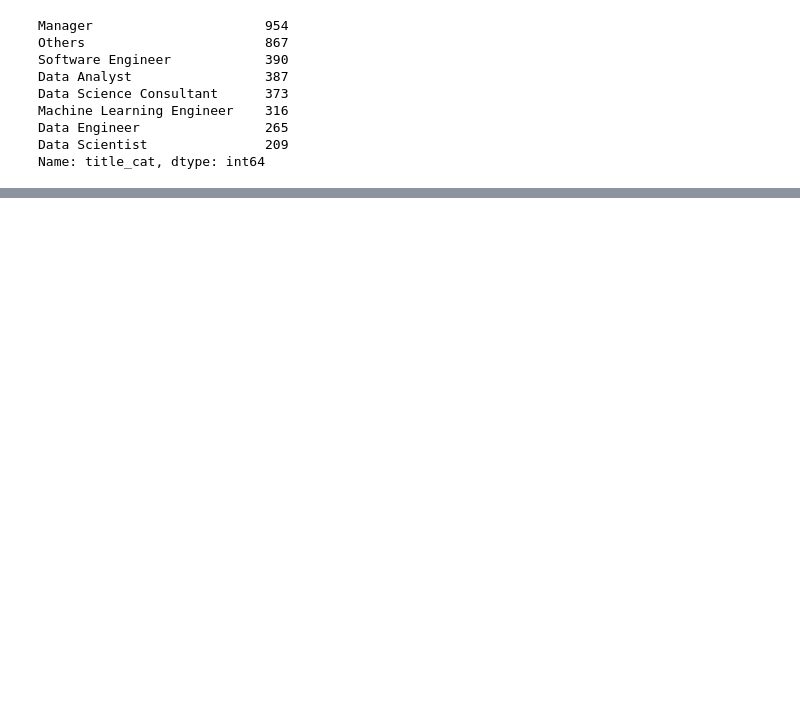
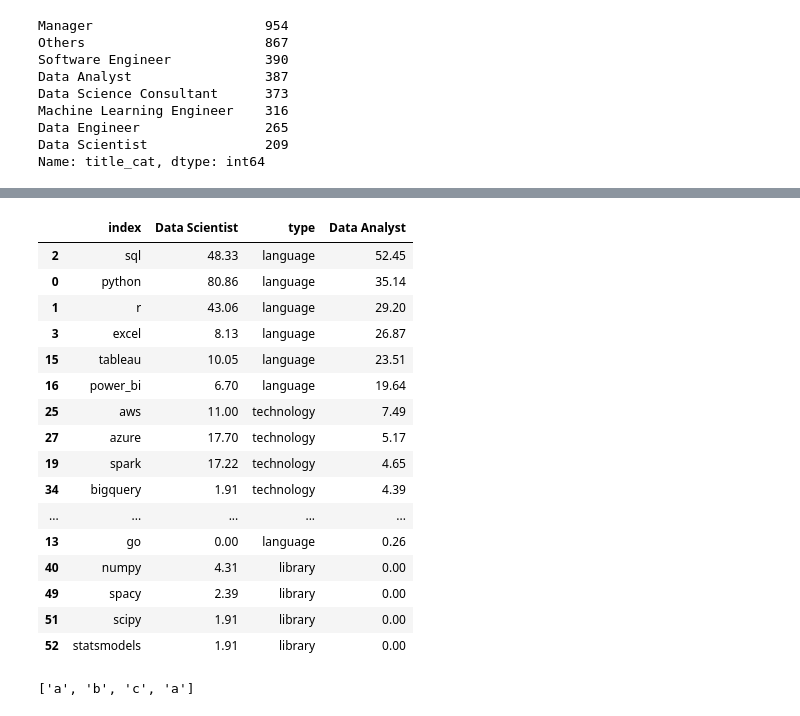
Before and after one commit to Joachim93/Data-Science-Job-Analysis, a Jupyter notebook: Data_Cleaning.ipynb, the cells around one changed output, grey strips where cells are left out. Saved outputs shown, nothing was run; the diff lists cells and outputs as text; code cells hidden in the pictures; blank space fills up the shorter version.

```diff
--- a/Data_Cleaning.ipynb
+++ b/Data_Cleaning.ipynb
@@ -980,0 +1068,53 @@ fig
+# %%
+first_choice = "Data Scientist"
+second_choice = "Data Analyst"
+df_first = df2.loc[df2["title_cat"] == first_choice]
+df_second = df2.loc[df2["title_cat"] == second_choice]
+
+
+percentages_first = pd.Series(df_first.drop(["title_cat", "content", "link"], axis=1).sum() * 100 / len(df_first), name=first_choice).to_frame()
+percentages_first["type"] = 19*["language"] + 20*["technology"] + 14*["library"]
+percentages_second = pd.Series(df_second.drop(["title_cat", "content", "link"], axis=1).sum() * 100 / len(df_second), name=second_choice).to_frame()
+# percentages_second["type"] = 19*["language"] + 20*["technology"] + 14*["library"]
+percentages = pd.merge(percentages_first, percentages_second, left_index=True, right_index=True)
+percentages = percentages.reset_index()
+percentages = percentages.loc[(percentages[first_choice] > 0) | (percentages[second_choice] > 0)]
+
+
+percentages[first_choice] = percentages[first_choice].apply(lambda x: round(x,2))
+percentages[second_choice] = percentages[second_choice].apply(lambda x: round(x,2))
+percentages = percentages.sort_values(second_choice, ascending=False)
+percentages
+
+# fig = px.bar(percentages,
+#             x="index",
+#             y=[first_choice, second_choice],
+#             # color="title",
+#             title="Most required Skills for Data Science Jobs",
+#             labels={"value": "Percentages"},
+#             barmode="group")
+# # fig.layout.update(showlegend=False)
+# fig
+# %% [output]
+|  | index | Data Scientist | type | Data Analyst |
+| 2 | sql | 48.33 | language | 52.45 |
+| 0 | python | 80.86 | language | 35.14 |
+| 1 | r | 43.06 | language | 29.20 |
+| 3 | excel | 8.13 | language | 26.87 |
+| 15 | tableau | 10.05 | language | 23.51 |
+| 16 | power_bi | 6.70 | language | 19.64 |
+| 25 | aws | 11.00 | technology | 7.49 |
+| 27 | azure | 17.70 | technology | 5.17 |
+| 19 | spark | 17.22 | technology | 4.65 |
+| 34 | bigquery | 1.91 | technology | 4.39 |
+| ... | ... | ... | ... | ... |
+| 13 | go | 0.00 | language | 0.26 |
+| 40 | numpy | 4.31 | library | 0.00 |
+| 49 | spacy | 2.39 | library | 0.00 |
+| 51 | scipy | 1.91 | library | 0.00 |
+| 52 | statsmodels | 1.91 | library | 0.00 |
+# %%
+l = ["a", "b", "c"]
+l + ["a"]
+# %% [output]
+['a', 'b', 'c', 'a']
```
Also changed, not shown: parts of 13 cells of this notebook, 1 other file.
